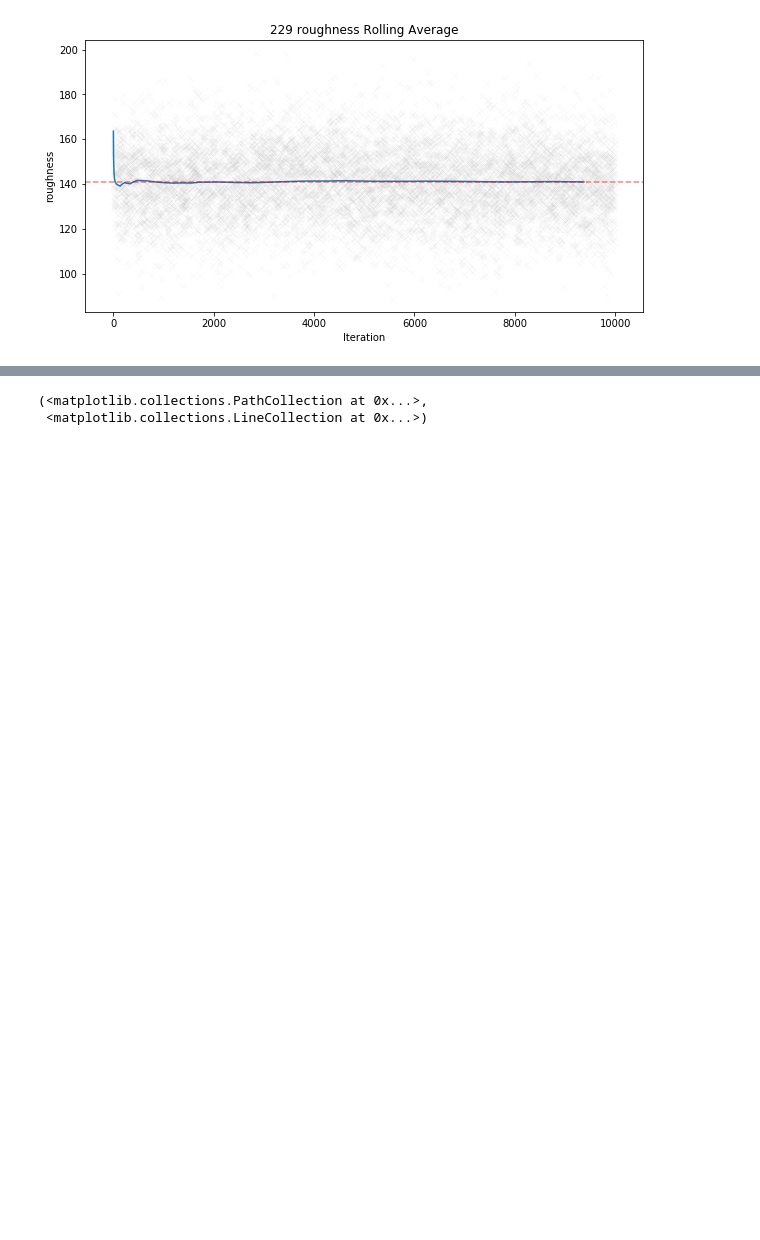
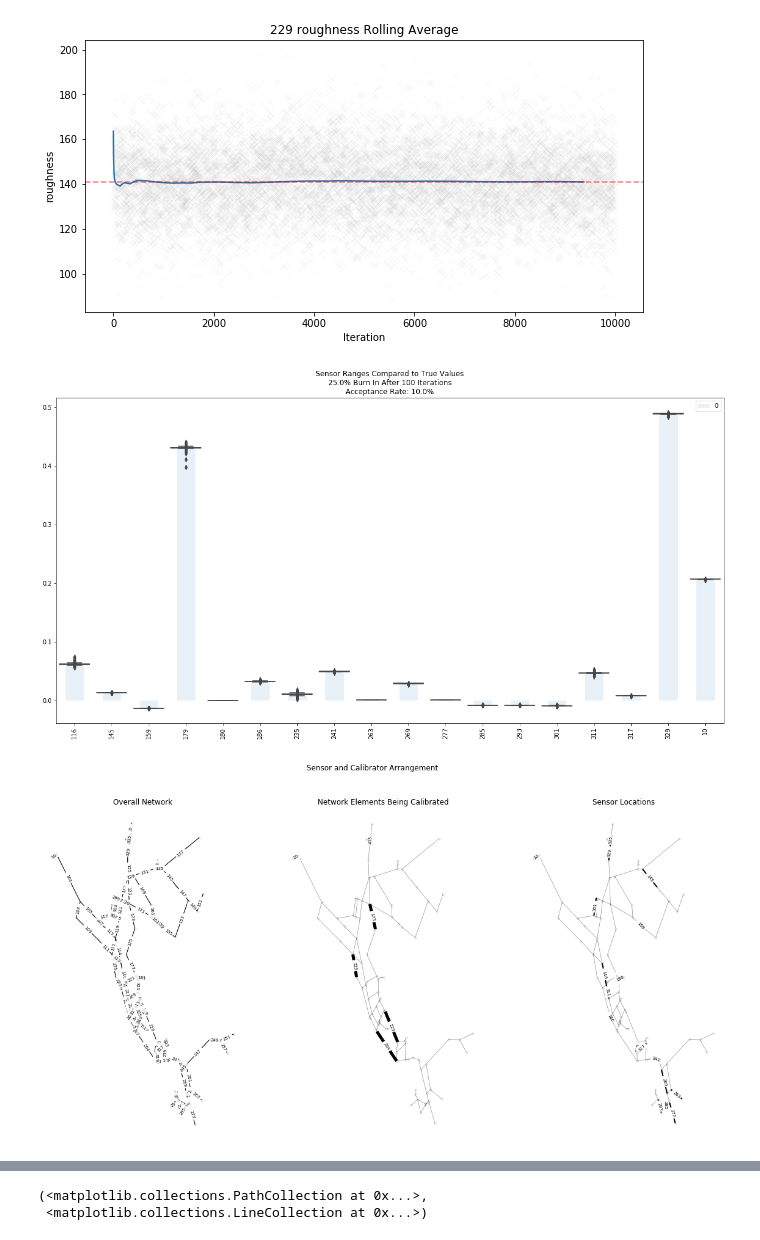
Before and after one commit to noahgarfinkle/ModelCalibration, a Jupyter notebook: WaterModelCalibration.ipynb, the cells around one changed output, grey strips where cells are left out. Cells and saved outputs as stored; diff of their text form; code cells hidden in the pictures; blank space fills up the shorter version.

```diff
--- a/WaterModelCalibration.ipynb
+++ b/WaterModelCalibration.ipynb
@@ -458,4 +458,4 @@ wntr.graphics.plot_network(wn_true, node_attribute=pressure_at_5hr, node_size=30
 # %%
 listOfCalibrators = generateListOfCalibrators(waterNetwork,["204","225","229","173"],calibrationParameter="roughness",calibratorSTD=30)
 listOfSensors = generateRandomSensors(waterNetwork)
-resutlsDict = MCMC(waterNetwork,listOfCalibrators,listOfSensors,nIterations=100)
+resultsDict = MCMC(waterNetwork,listOfCalibrators,listOfSensors,nIterations=100)
@@ -695,3 +677,8 @@ for calibrator in listOfCalibrators:
 [figure]
 [figure]
 [figure]
+# %%
+plotNetworkSetup(resultsDict)
+# %% [output]
+[figure, added]
+[figure, added]
```
Also changed, not shown: parts of 5 cells of this notebook, 3 other files.
